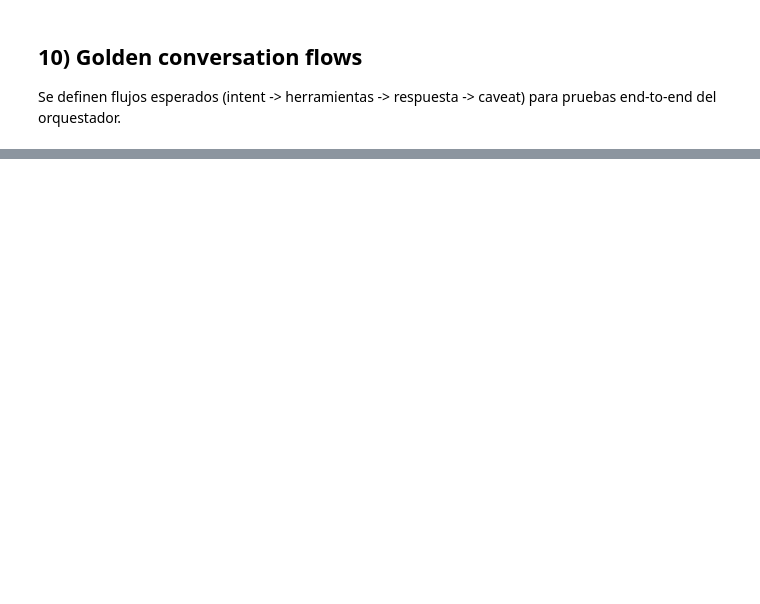
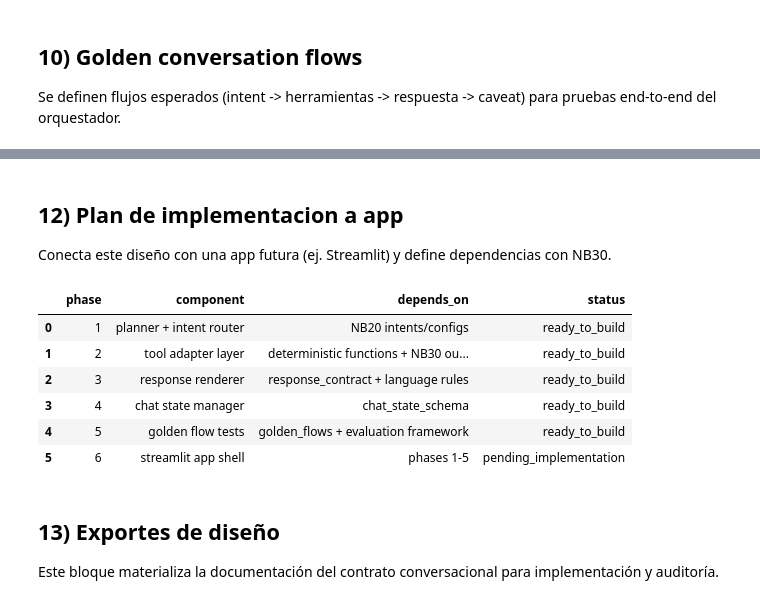
Before and after one commit to TheChieft/IAeng, a Jupyter notebook: notebooks/reto1/40_reto1_chatbot_design.ipynb, the cells around one changed output, grey strips where cells are left out. Saved outputs shown, nothing was run; the diff lists cells and outputs as text; code cells hidden in the pictures; blank space fills up the shorter version.

```diff
--- a/notebooks/reto1/40_reto1_chatbot_design.ipynb
+++ b/notebooks/reto1/40_reto1_chatbot_design.ipynb
@@ -342,0 +1009,27 @@ display(golden_flows)
+# %% [markdown]
+## 12) Plan de implementacion a app
+
+Conecta este diseño con una app futura (ej. Streamlit) y define dependencias con NB30.
+# %%
+implementation_plan = pd.DataFrame([
+    {'phase': 1, 'component': 'planner + intent router', 'depends_on': 'NB20 intents/configs', 'status': 'ready_to_build'},
+    {'phase': 2, 'component': 'tool adapter layer', 'depends_on': 'deterministic functions + NB30 outputs', 'status': 'ready_to_build'},
+    {'phase': 3, 'component': 'response renderer', 'depends_on': 'response_contract + language rules', 'status': 'ready_to_build'},
+    {'phase': 4, 'component': 'chat state manager', 'depends_on': 'chat_state_schema', 'status': 'ready_to_build'},
+    {'phase': 5, 'component': 'golden flow tests', 'depends_on': 'golden_flows + evaluation framework', 'status': 'ready_to_build'},
+    {'phase': 6, 'component': 'streamlit app shell', 'depends_on': 'phases 1-5', 'status': 'pending_implementation'},
+])
+
+display(implementation_plan)
+# %% [output]
+|  | phase | component | depends_on | status |
+| 0 | 1 | planner + intent router | NB20 intents/configs | ready_to_build |
+| 1 | 2 | tool adapter layer | deterministic functions + NB30 ou... | ready_to_build |
+| 2 | 3 | response renderer | response_contract + language rules | ready_to_build |
+| 3 | 4 | chat state manager | chat_state_schema | ready_to_build |
+| 4 | 5 | golden flow tests | golden_flows + evaluation framework | ready_to_build |
+| 5 | 6 | streamlit app shell | phases 1-5 | pending_implementation |
+# %% [markdown]
+## 13) Exportes de diseño
+
+Este bloque materializa la documentación del contrato conversacional para implementación y auditoría.
```
Also changed, not shown: parts of 18 cells of this notebook, 6 other files.
